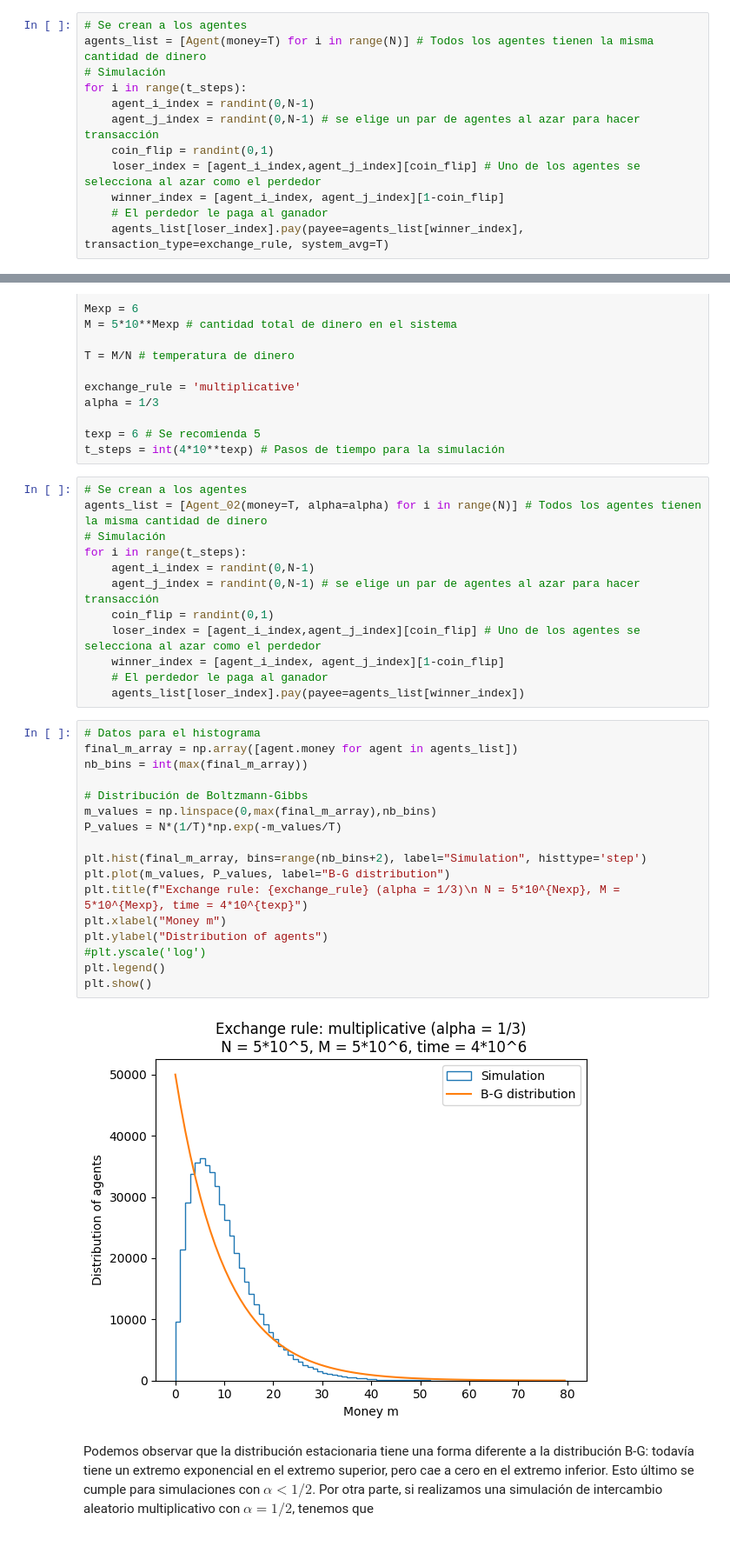
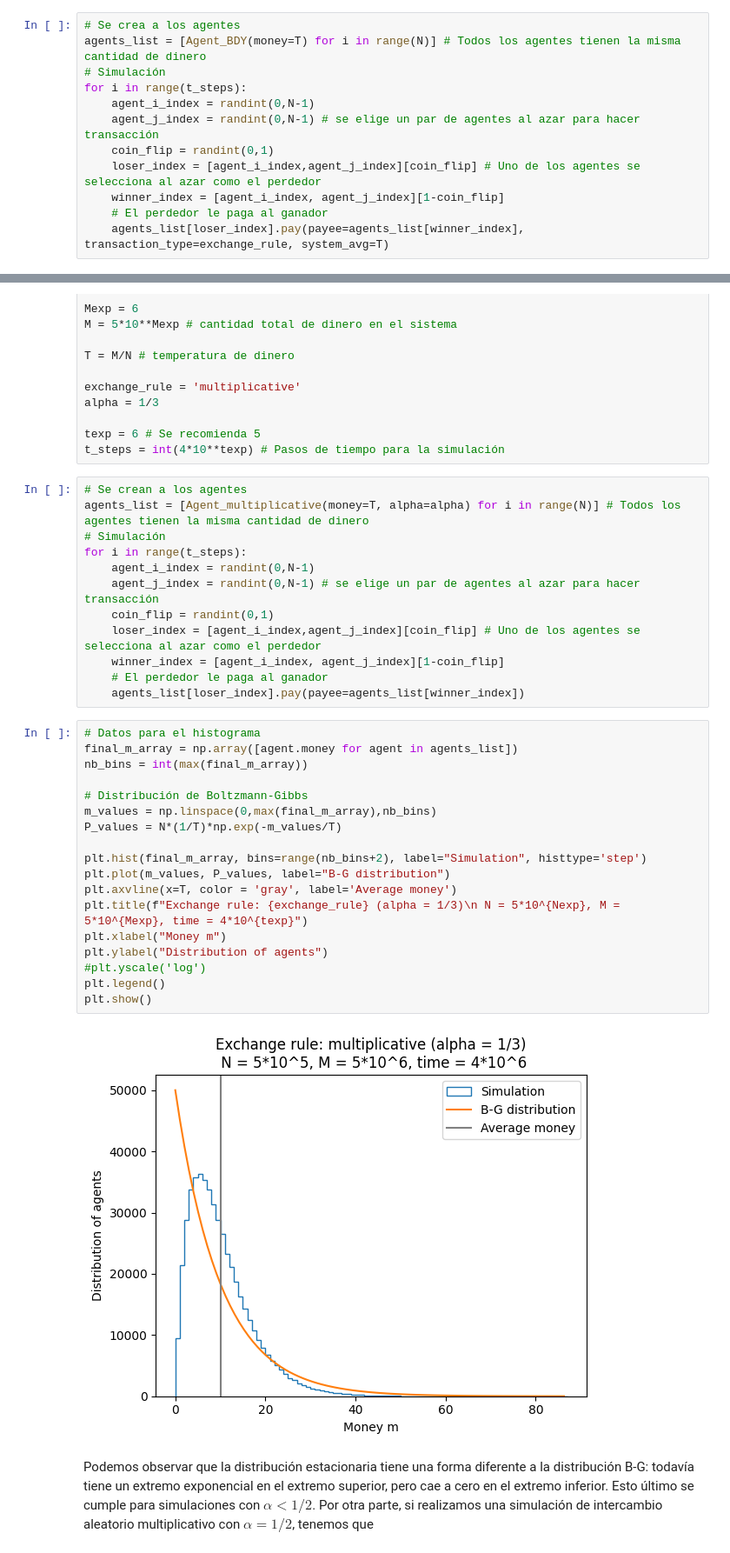
Before and after one commit to MJLRoad/Modelado_RAE, a Jupyter notebook: Simulaciones_01.ipynb, the cells around one changed output, grey strips where cells are left out. Shown at 87% size. Drawn from its saved outputs; the diff is of its cells as text.

```diff
--- a/Simulaciones_01.ipynb
+++ b/Simulaciones_01.ipynb
@@ -80,8 +82,8 @@ exchange_rule = exchange_rules[ex_order - 1]
 texp = 6
 t_steps = int(4*(10**texp)) # Pasos de tiempo para la simulación
 # %%
-# Se crean a los agentes
-agents_list = [Agent(money=T) for i in range(N)] # Todos los agentes tienen la misma cantidad de dinero
+# Se crea a los agentes
+agents_list = [Agent_BDY(money=T) for i in range(N)] # Todos los agentes tienen la misma cantidad de dinero
 # Simulación
 for i in range(t_steps):
     agent_i_index = randint(0,N-1)
@@ -146,7 +149,7 @@ texp = 6 # Se recomienda 5
 t_steps = int(4*10**texp) # Pasos de tiempo para la simulación
 # %%
 # Se crean a los agentes
-agents_list = [Agent_02(money=T, alpha=alpha) for i in range(N)] # Todos los agentes tienen la misma cantidad de dinero
+agents_list = [Agent_multiplicative(money=T, alpha=alpha) for i in range(N)] # Todos los agentes tienen la misma cantidad de dinero
 # Simulación
 for i in range(t_steps):
     agent_i_index = randint(0,N-1)
@@ -159,22 +162,23 @@ for i in range(t_steps):
 # %%
 # Datos para el histograma
 final_m_array = np.array([agent.money for agent in agents_list])
 nb_bins = int(max(final_m_array))
 
 # Distribución de Boltzmann-Gibbs
 m_values = np.linspace(0,max(final_m_array),nb_bins)
 P_values = N*(1/T)*np.exp(-m_values/T)
 
 plt.hist(final_m_array, bins=range(nb_bins+2), label="Simulation", histtype='step')
 plt.plot(m_values, P_values, label="B-G distribution")
+plt.axvline(x=T, color = 'gray', label='Average money')
 plt.title(f"Exchange rule: {exchange_rule} (alpha = 1/3)\n N = 5*10^{Nexp}, M = 5*10^{Mexp}, time = 4*10^{texp}")
 plt.xlabel("Money m")
 plt.ylabel("Distribution of agents")
 #plt.yscale('log')
 plt.legend()
 plt.show()
 # %% [output]
-[figure, old version]
+[figure, new version]
 # %% [markdown]
 Podemos observar que la distribución estacionaria tiene una forma diferente a la distribución B-G: todavía tiene un extremo exponencial en el extremo superior, pero cae a cero en el extremo inferior. Esto último se cumple para simulaciones con $\alpha < 1/2$. Por otra parte, si realizamos una simulación de intercambio aleatorio multiplicativo con $\alpha = 1/2$, tenemos que
 # %%
```
Also changed, not shown: parts of 29 cells of this notebook, 3 other files.
